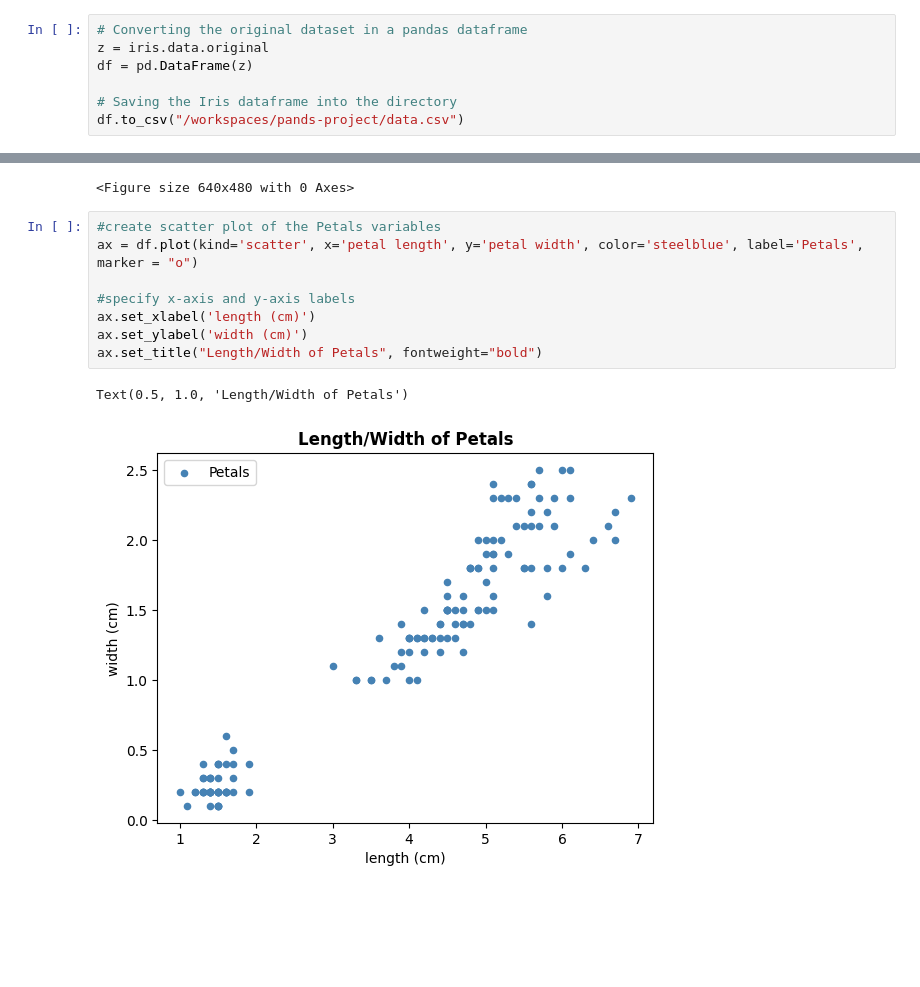
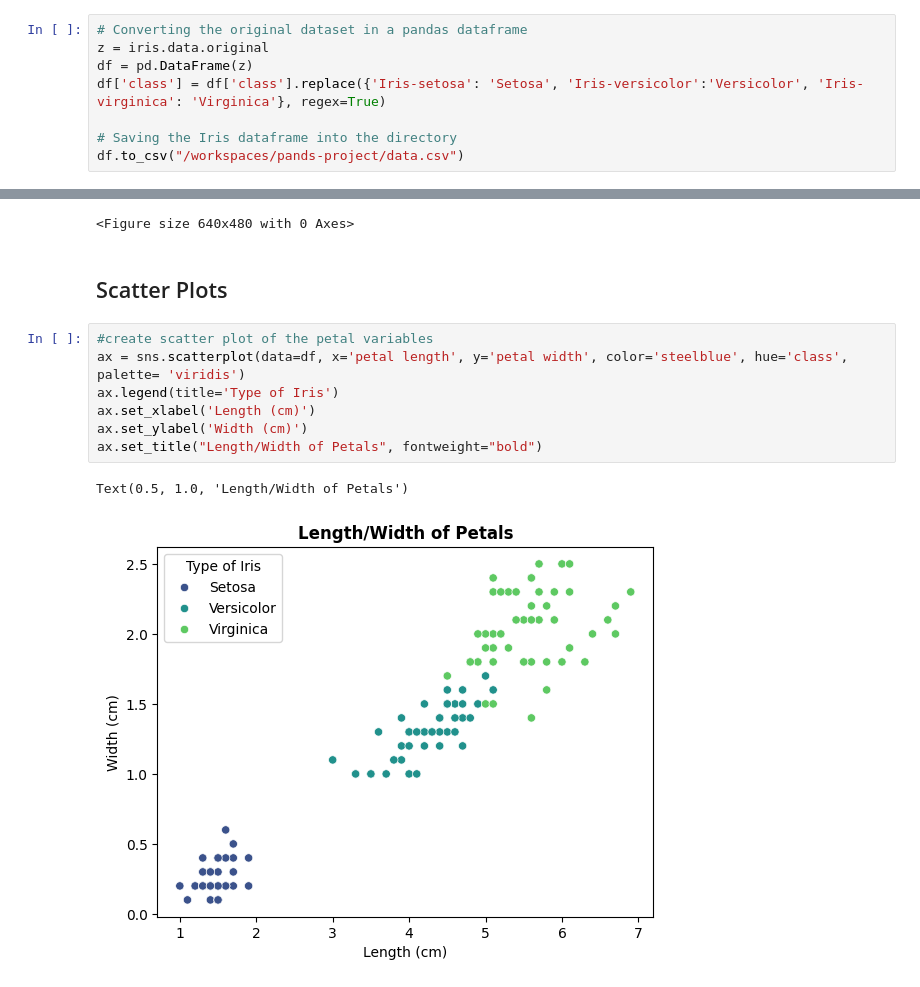
Before and after one commit to NeilTynan/pands-project, a Jupyter notebook: iris.ipynb, the cells around one changed output, grey strips where cells are left out. Cells and saved outputs as stored; diff of their text form; blank space fills up the shorter version.

Commit message:
Cleaned up data in the Class column and added in heatmap of variables.

```diff
--- a/iris.ipynb
+++ b/iris.ipynb
@@ -36,6 +37,7 @@ print(iris.variables)
 # Converting the original dataset in a pandas dataframe
 z = iris.data.original
 df = pd.DataFrame(z)
+df['class'] = df['class'].replace({'Iris-setosa': 'Setosa', 'Iris-versicolor':'Versicolor', 'Iris-virginica': 'Virginica'}, regex=True)
 
 # Saving the Iris dataframe into the directory
 df.to_csv("/workspaces/pands-project/data.csv")
@@ -51,14 +55,15 @@ plt.show()
 plt.savefig('iris_variables.png')
 # %% [output]
 <Figure size 640x480 with 0 Axes>
+# %% [markdown]
+## Scatter Plots
 # %%
-#create scatter plot of the Petals variables
-ax = df.plot(kind='scatter', x='petal length', y='petal width', color='steelblue', label='Petals', marker = "o")
-
-#specify x-axis and y-axis labels
-ax.set_xlabel('length (cm)')
-ax.set_ylabel('width (cm)')
+#create scatter plot of the petal variables
+ax = sns.scatterplot(data=df, x='petal length', y='petal width', color='steelblue', hue='class', palette= 'viridis')
+ax.legend(title='Type of Iris')
+ax.set_xlabel('Length (cm)')
+ax.set_ylabel('Width (cm)')
 ax.set_title("Length/Width of Petals", fontweight="bold")
 # %% [output]
 Text(0.5, 1.0, 'Length/Width of Petals')
-[figure, old version]
+[figure, new version]
```
Also changed, not shown: parts of 7 cells of this notebook, 2 other files.
